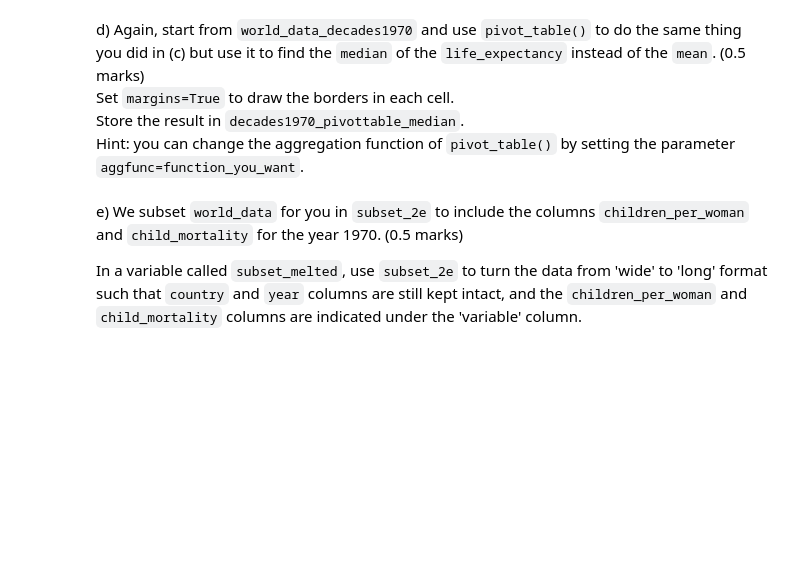
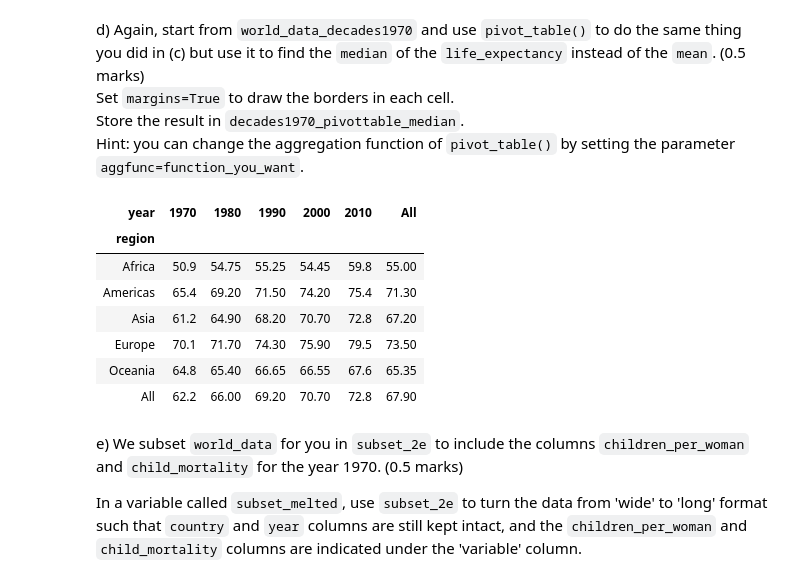
Before and after one commit to constructor-s/BME1478_Assignments, a Jupyter notebook: a09/last_first_assignment9.ipynb, the cells around one changed output. Cells and saved outputs as stored; diff of their text form; code cells hidden in the pictures; blank space fills up the shorter version.

```diff
--- a/a09/last_first_assignment9.ipynb
+++ b/a09/last_first_assignment9.ipynb
@@ -74,11 +101,20 @@ Store the result in `decades1970_pivottable_median`.
 Hint: you can change the aggregation function of `pivot_table()` by setting the parameter `aggfunc=function_you_want`.
 # %%
 # 2d answer here
-decades1970_pivottable_median =
+decades1970_pivottable_median = world_data_decades1970.pivot_table(index="region", columns="year", values="life_expectancy", aggfunc=np.median, margins=True)
 
 
 # keep this here to preview the dataframe
 decades1970_pivottable_median
+# %% [output]
+| year | 1970 | 1980 | 1990 | 2000 | 2010 | All |
+| region |  |  |  |  |  |  |
+| Africa | 50.9 | 54.75 | 55.25 | 54.45 | 59.8 | 55.00 |
+| Americas | 65.4 | 69.20 | 71.50 | 74.20 | 75.4 | 71.30 |
+| Asia | 61.2 | 64.90 | 68.20 | 70.70 | 72.8 | 67.20 |
+| Europe | 70.1 | 71.70 | 74.30 | 75.90 | 79.5 | 73.50 |
+| Oceania | 64.8 | 65.40 | 66.65 | 66.55 | 67.6 | 65.35 |
+| All | 62.2 | 66.00 | 69.20 | 70.70 | 72.8 | 67.90 |
 # %% [markdown]
 e) We subset `world_data` for you in `subset_2e` to include the columns `children_per_woman` and `child_mortality` for the year 1970. (0.5 marks)
 
```
Also changed, not shown: parts of 18 cells of this notebook.
